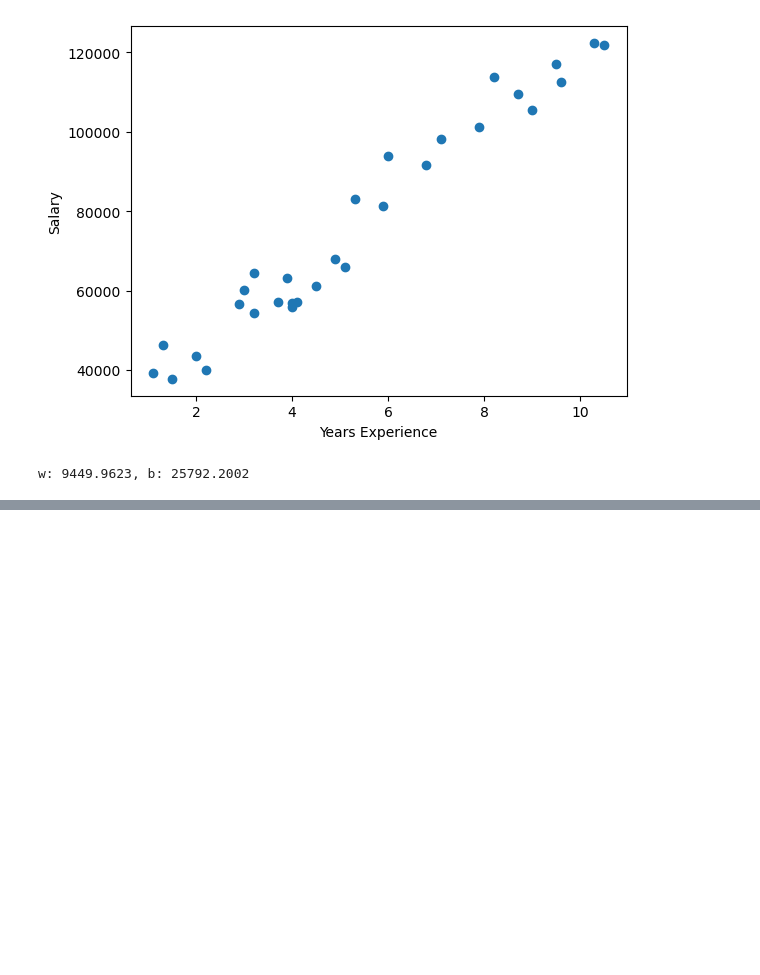
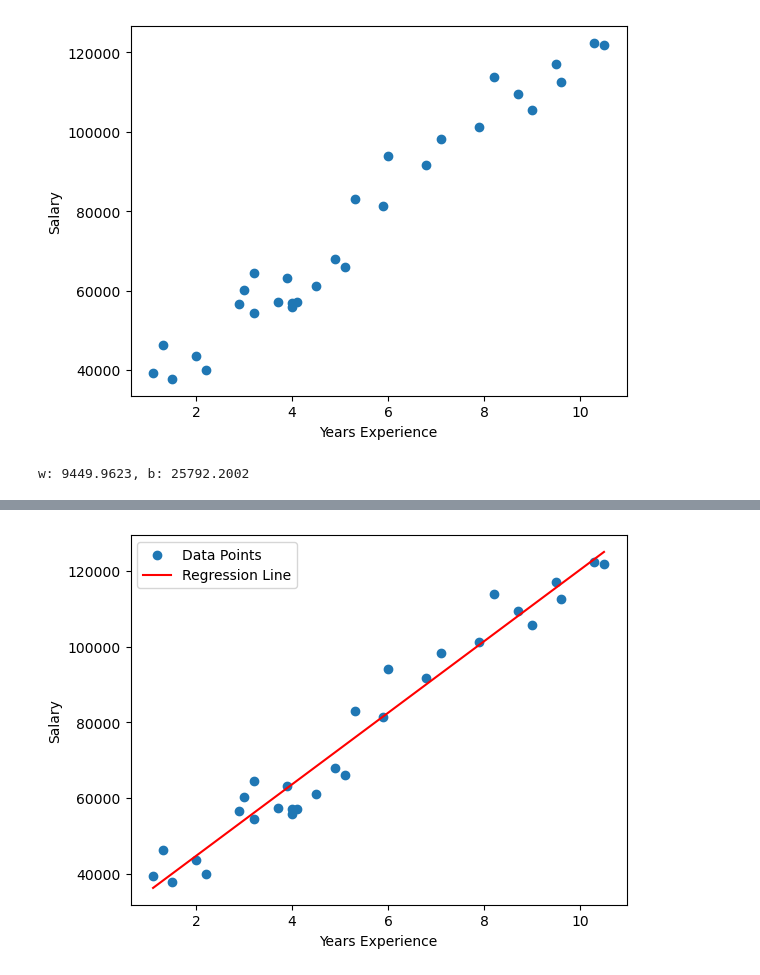
Before and after one commit to josephhzy/ML, a Jupyter notebook: Linear_regression.ipynb, the cells around one changed output, grey strips where cells are left out. Saved outputs shown, nothing was run; the diff lists cells and outputs as text; code cells hidden in the pictures; blank space fills up the shorter version.

```diff
--- a/Linear_regression.ipynb
+++ b/Linear_regression.ipynb
@@ -176,7 +237,7 @@ import matplotlib.pyplot as plt
 base_dir = os.getcwd()
 
 # Construct the path to the CSV file inside the 'data' folder
-data_path = os.path.join(base_dir, 'data', 'data.csv')
+data_path = os.path.join(base_dir, 'data', 'raw', 'datalinear.csv')
 
 # Read the CSV
 training_data = pd.read_csv(data_path)
@@ -336,0 +412,13 @@ plt.show()
+# %%
+plt.scatter(x_train, y_train, label='Data Points')
+
+# Use your actual training x values to compute predicted y values
+y_preds = final_w * x_train + final_b
+plt.plot(x_train, y_preds, color='red', label='Regression Line')
+
+plt.xlabel("Years Experience")
+plt.ylabel("Salary")
+plt.legend()
+plt.show()
+# %% [output]
+[figure, added]
```
Also changed, not shown: parts of 2 cells of this notebook, 11 other files.
